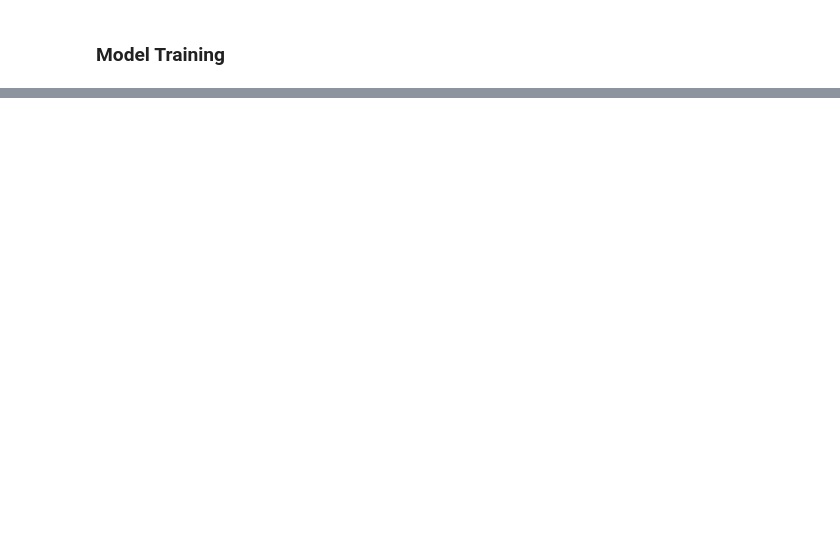
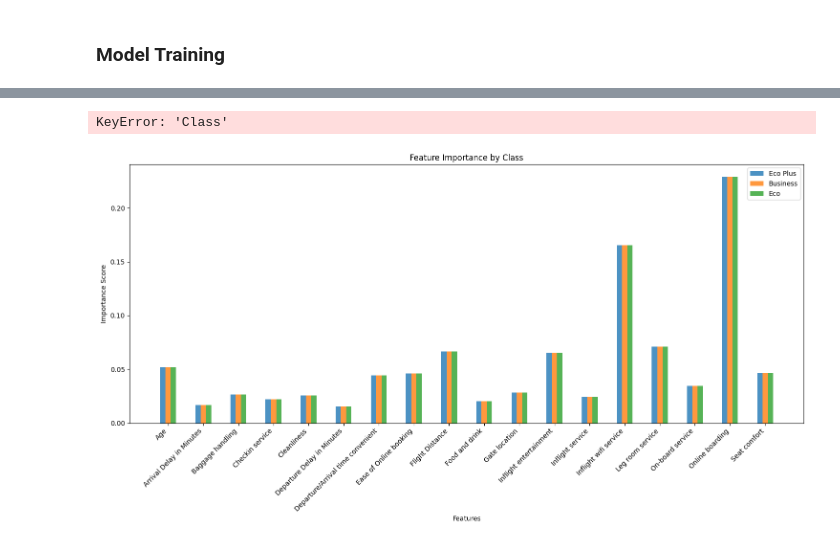
Before and after one commit to T-Godwins/airline-project, a Jupyter notebook: general_sentiment_analysis.ipynb, the cells around one changed output, grey strips where cells are left out. Saved outputs shown, nothing was run; the diff lists cells and outputs as text; code cells hidden in the pictures; blank space fills up the shorter version.

```diff
--- a/general_sentiment_analysis.ipynb
+++ b/general_sentiment_analysis.ipynb
@@ -175,0 +313,21 @@ KeyError: 'label'
+# %%
+import warnings
+warnings.filterwarnings("ignore")
+
+all_importances = {}
+all_feature_names = set()
+
+# First, create encoded features for all data
+encode_cols = ["Gender", "Customer Type", "Type of Travel", "Class"]
+df_encoded = pd.get_dummies(df[encode_cols], columns=encode_cols)
+df_encoded = df_encoded.astype(int)
+
+# Add encoded columns back to main dataframe
+df_processed = df.drop(encode_cols, axis=1)
+df_processed = pd.concat([df_processed, df_encoded], axis=1)
+
+# Create label
+df_processed['label'] = df_processed['satisfaction'].apply(lambda x: 1 if x == 'satisfied' else 0)
+display(df_processed["Class"].unique())
+# %% [output]
+KeyError: 'Class'
@@ -175,0 +365,38 @@ KeyError: 'label'
+# %%
+all_feature_names = sorted(list(all_feature_names))
+
+# Create x positions for bars
+x = np.arange(len(all_feature_names))
+
+# Create figure for all plots
+plt.figure(figsize=(15, 8))
+bar_width = 0.15
+opacity = 0.8
+
+# Plot bars for each tier
+for idx, (tier, data) in enumerate(all_importances.items()):
+    # Create importance array matching all_feature_names
+    importances = np.zeros(len(all_feature_names))
+    for i, feature in enumerate(data['features']):
+        feature_idx = all_feature_names.index(feature)
+        importances[feature_idx] = data['importances'][i]
+
+    plt.bar(x + idx * bar_width,
+           importances,
+           bar_width,
+           alpha=opacity,
+           label=tier)
+
+# Customize plot
+plt.xlabel('Features')
+plt.ylabel('Importance Score')
+plt.title('Feature Importance by Class')
+plt.xticks(x + bar_width * (len(all_importances) - 1) / 2,
+           all_feature_names,
+           rotation=45,
+           ha='right')
+plt.legend()
+plt.tight_layout()
+plt.show()
+# %% [output]
+[figure, added]
```
Also changed, not shown: parts of 15 cells of this notebook.
